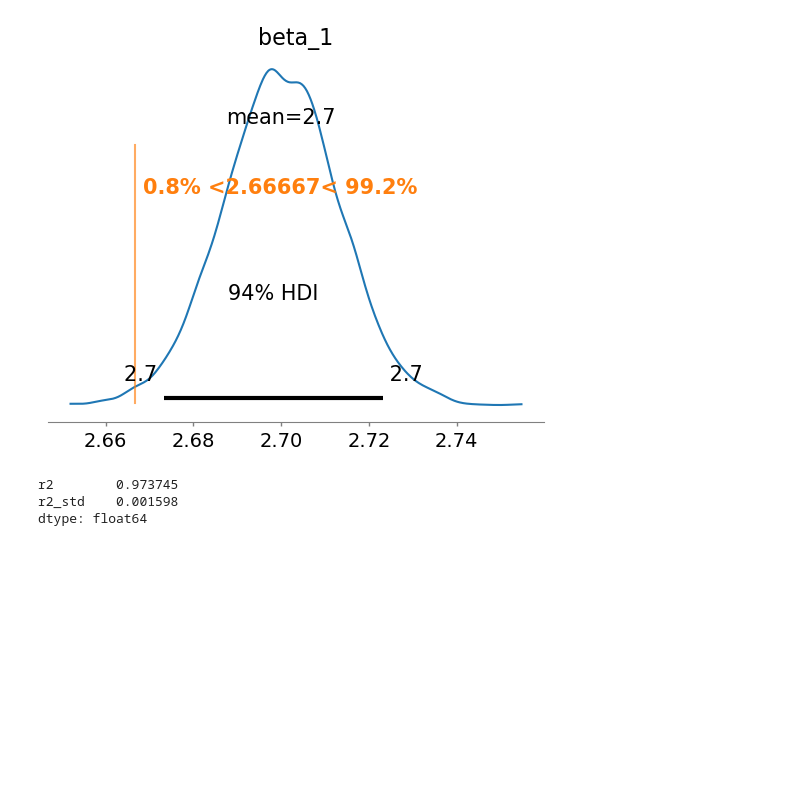
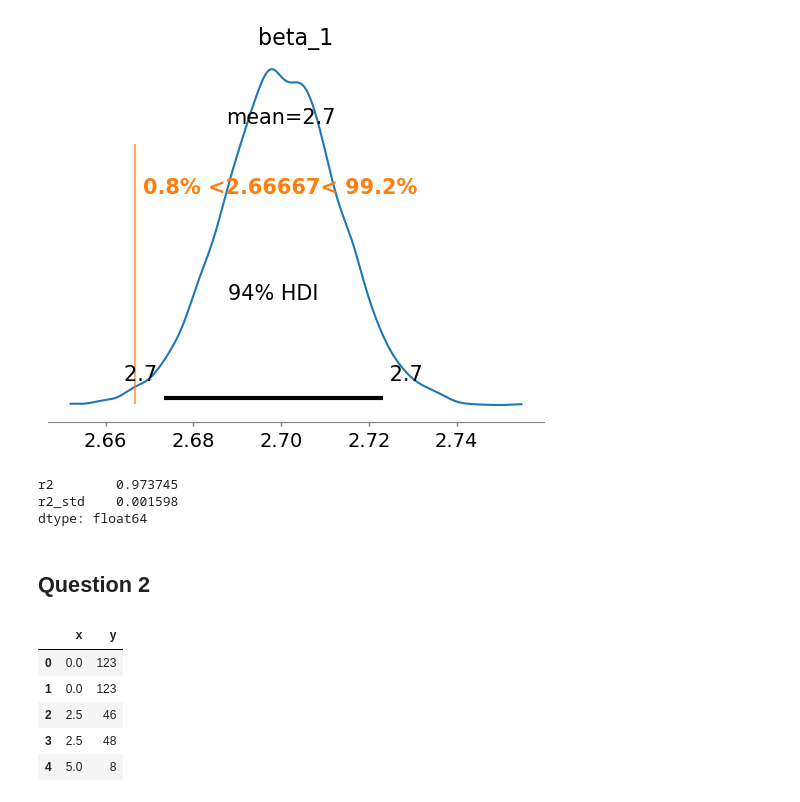
Before and after one commit to nweerasuriya/omscs, a Jupyter notebook: ISYE6420/unit_7/homework_5.ipynb, the cells around one changed output. Drawn from its saved outputs; the diff is of its cells as text; code cells hidden in the pictures; blank space fills up the shorter version.

```diff
--- a/ISYE6420/unit_7/homework_5.ipynb
+++ b/ISYE6420/unit_7/homework_5.ipynb
@@ -129,3 +118,15 @@ az.r2_score(bpd_values, y_pred)
 r2        0.973745
 r2_std    0.001598
 dtype: float64
+# %% [markdown]
+## Question 2
+# %%
+nano_data = pd.read_csv("data/nanowire.csv")
+nano_data.head()
+# %% [output]
+|  | x | y |
+| 0 | 0.0 | 123 |
+| 1 | 0.0 | 123 |
+| 2 | 2.5 | 46 |
+| 3 | 2.5 | 48 |
+| 4 | 5.0 | 8 |
```
Also changed, not shown: parts of 7 cells of this notebook, 5 other files.
